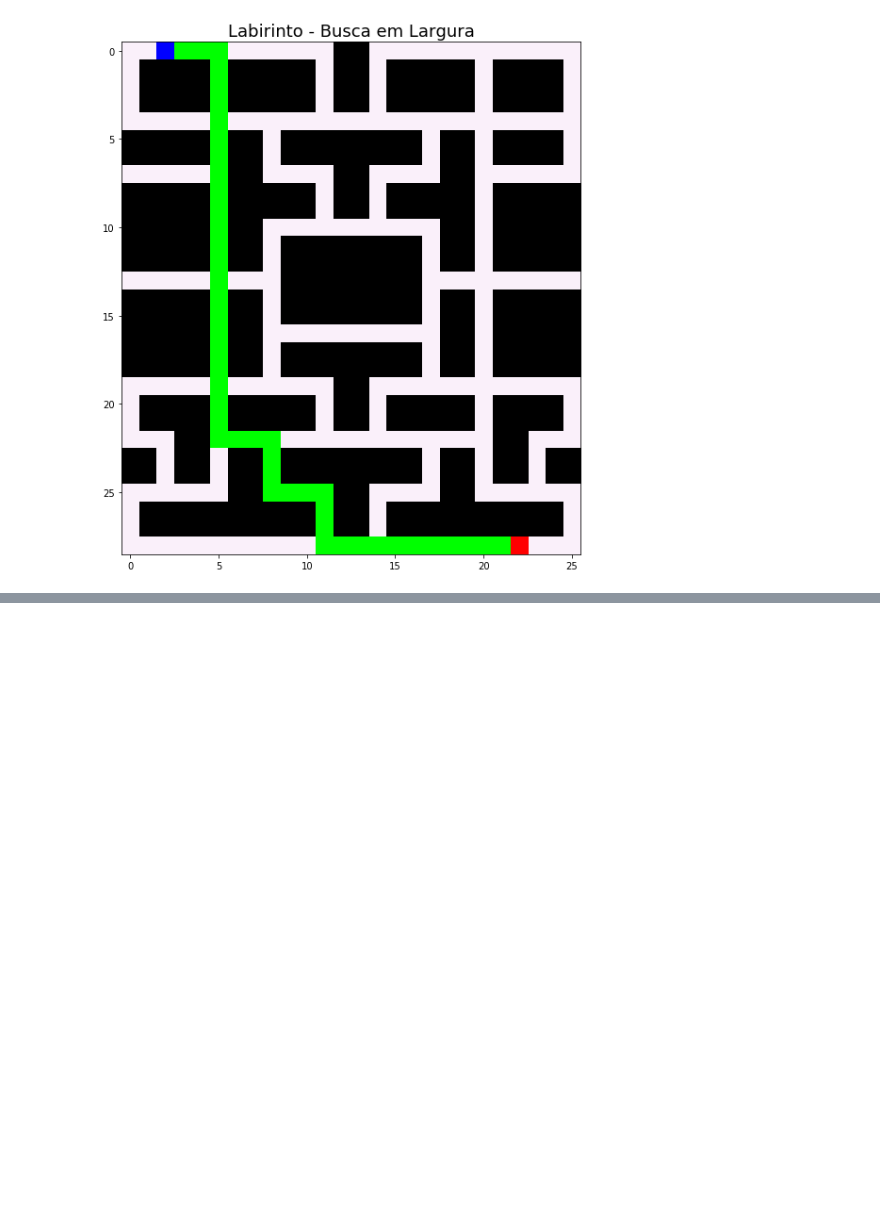
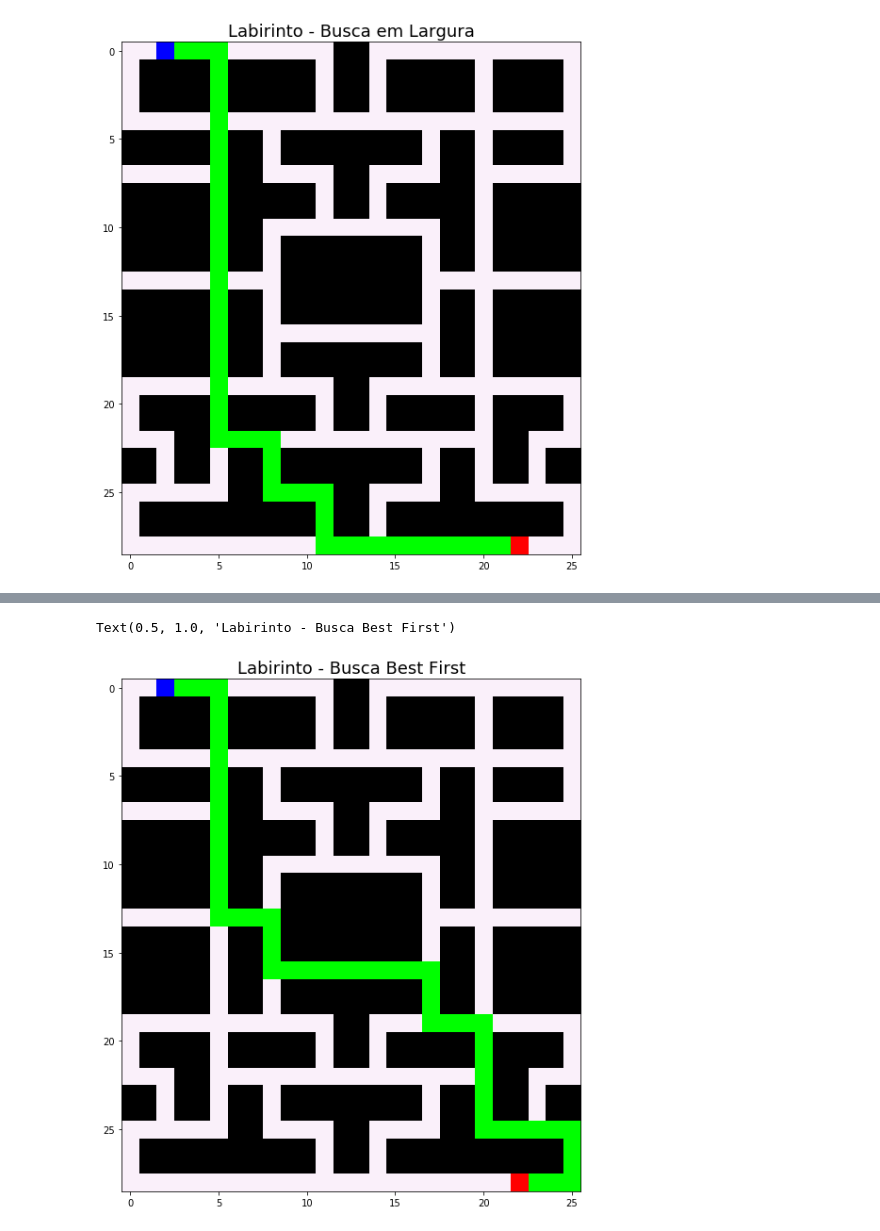
Before and after one commit to MatheusBorgesKamla/BuscaAvancada_IA, a Jupyter notebook: IA_Busca.ipynb, the cells around one changed output, grey strips where cells are left out. Saved outputs shown, nothing was run; the diff lists cells and outputs as text; code cells hidden in the pictures; blank space fills up the shorter version.

Commit message:
Algoritmo de busca Best First realizado

```diff
--- a/IA_Busca.ipynb
+++ b/IA_Busca.ipynb
@@ -264,0 +283,7 @@ Text(0.5, 1.0, 'Labirinto - Busca em Largura')
+# %%
+#Função que calcula a distância em módulo de um ponto a outro
+def distance_calc(target, pos):
+    dist_x = abs(target[0] - pos[0])
+    dist_y = abs(target[1] - pos[1])
+    mod = ((dist_x**2) + (dist_y**2))**(1/2)
+    return mod
@@ -264,0 +300,16 @@ Text(0.5, 1.0, 'Labirinto - Busca em Largura')
+# %%
+#Dicionário que guardará o grafo com os pesos
+weighted_graph = {}
+
+#Para cada vértice do grafo
+for source_vertex in graph:
+    #Lista auxiliar para armazenar os vértices com pesos
+    aux = []
+    #Para cada vértice adjacente do atual
+    for dst_vertex in graph[source_vertex]:
+        #Calcula a distância do vértice ao adjacente
+        dist = distance_calc(fin_position, dst_vertex)
+        #Adiciona na lista auxiliar
+        aux.append(vertex_weight(dst_vertex,dist))
+    #Adiciona a lista de vértices adjacentes no dicionário com o respectivo vértice
+    weighted_graph[source_vertex] = aux
@@ -264,0 +382,10 @@ Text(0.5, 1.0, 'Labirinto - Busca em Largura')
+# %%
+BestFS_path, BestFS_visited = Best_First_Search(weighted_graph, ini_position, fin_position)
+
+print("Visitados com respectiva profundidade: \n", BestFS_visited)
+
+print("\nTotal de vertices visitados: ",len(BestFS_visited),"\n")
+
+print("\n\nCaminho gerado:\n",BestFS_path)
+
+print("\nTamanho do caminho: ", len(BestFS_path))
@@ -264,0 +404,15 @@ Text(0.5, 1.0, 'Labirinto - Busca em Largura')
+# %%
+img_BestFS = np.copy(img_maze)
+for v in BestFS_path:
+    img_BestFS[v[0]][v[1]] = [0,255,0]
+
+img_BestFS[ini_position[0]][ini_position[1]] = [0,0,255]
+img_BestFS[fin_position[0]][fin_position[1]] = [255,0,0]
+
+f1, ax1 = plt.subplots(figsize=(20, 10))
+ax1.imshow(img_BestFS)
+ax1.set_title('Labirinto - Busca Best First', fontsize=18)
+#ax1.axis('off')
+# %% [output]
+Text(0.5, 1.0, 'Labirinto - Busca Best First')
+[figure, added]
```
Also changed, not shown: parts of 10 cells of this notebook.
